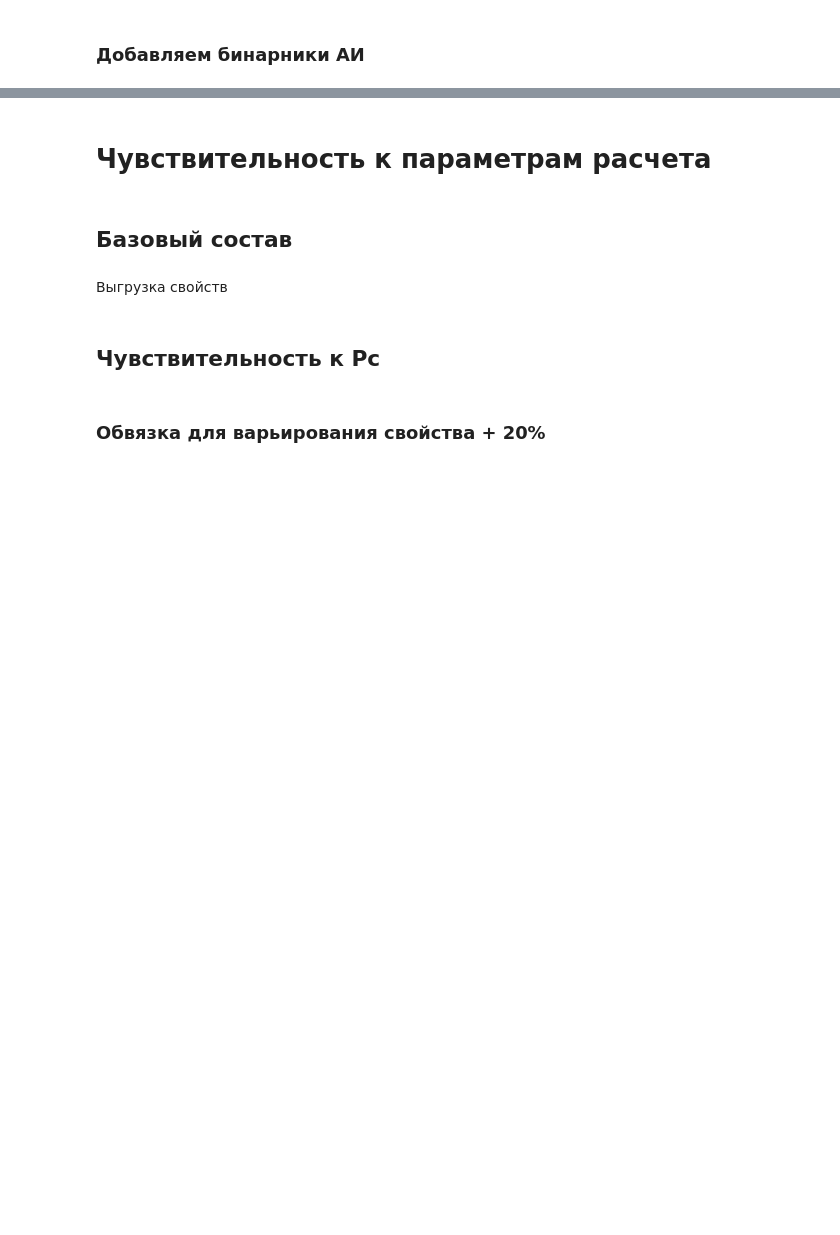
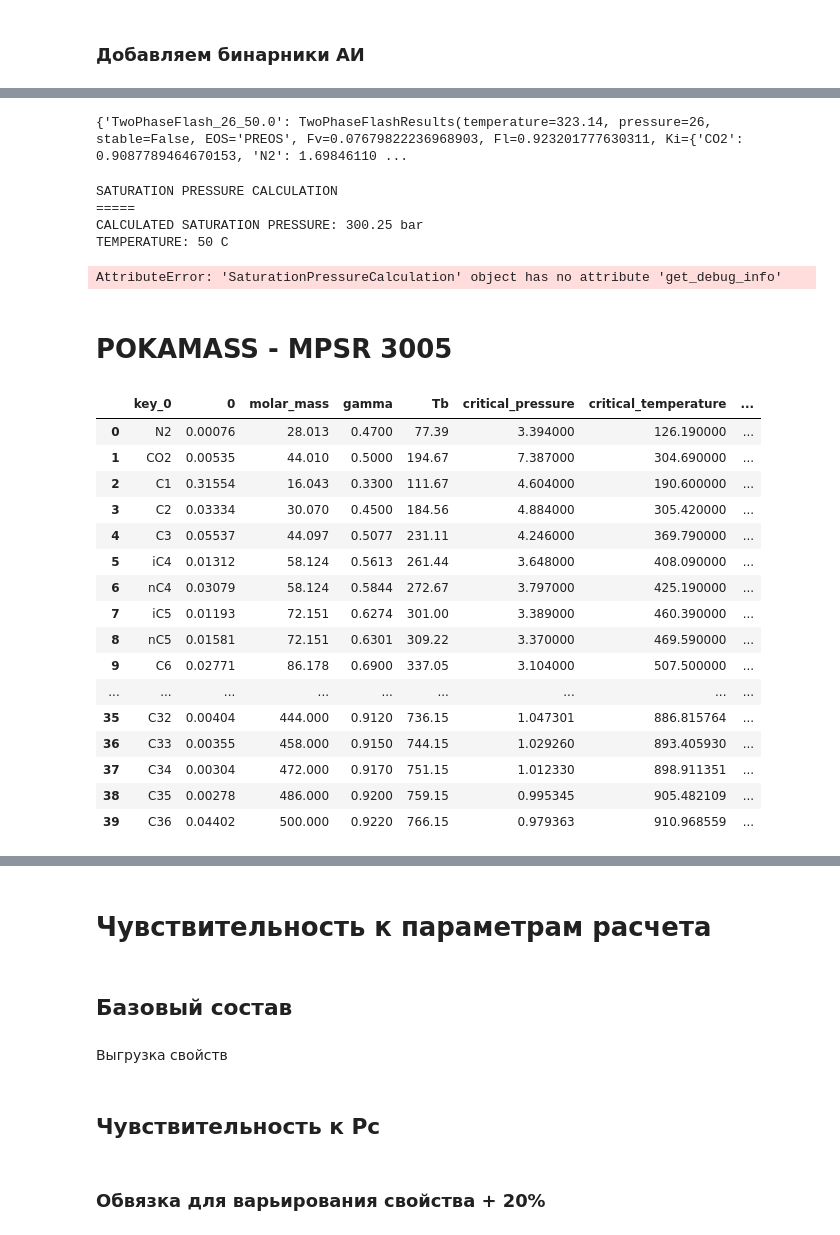
Before and after one commit to SidorenkoDD/BlackBoxFluid, a Jupyter notebook: code/notebook diss.ipynb, the cells around one changed output, grey strips where cells are left out. Cells and saved outputs as stored; diff of their text form; code cells hidden in the pictures; blank space fills up the shorter version.

```diff
--- a/code/notebook diss.ipynb
+++ b/code/notebook diss.ipynb
@@ -1169,0 +1068,39 @@ Text(0.5, 1.0, 'Separator test GOR sensetivity to critial pressure')
+# %%
+yamb_model._flash_results
+# %% [output]
+{'TwoPhaseFlash_26_50.0': TwoPhaseFlashResults(temperature=323.14, pressure=26, stable=False, EOS='PREOS', Fv=0.07679822236968903, Fl=0.923201777630311, Ki={'CO2': 0.9087789464670153, 'N2': 1.69846110 ...
+# %%
+yamb_model.saturation_pressure(50)
+# %% [output]
+SATURATION PRESSURE CALCULATION
+=====
+CALCULATED SATURATION PRESSURE: 300.25 bar
+TEMPERATURE: 50 C
+AttributeError: 'SaturationPressureCalculation' object has no attribute 'get_debug_info'
+# %% [markdown]
+# POKAMASS - MPSR 3005
+# %%
+excel_loader = CompositionExcelLoader(r'C:\Users\user\Desktop\PVT_TSU\diss\pokamass.xlsx')
+pokamass_dict = excel_loader.load(header=True, sheet='to_model')
+# %%
+pokamass_comp = Composition(pokamass_dict)
+# %%
+pokamass_comp.COMPOSITION_PROPERTIES
+# %% [output]
+|  | key_0 | 0 | molar_mass | gamma | Tb | critical_pressure | critical_temperature | ... |
+| 0 | N2 | 0.00076 | 28.013 | 0.4700 | 77.39 | 3.394000 | 126.190000 | ... |
+| 1 | CO2 | 0.00535 | 44.010 | 0.5000 | 194.67 | 7.387000 | 304.690000 | ... |
+| 2 | C1 | 0.31554 | 16.043 | 0.3300 | 111.67 | 4.604000 | 190.600000 | ... |
+| 3 | C2 | 0.03334 | 30.070 | 0.4500 | 184.56 | 4.884000 | 305.420000 | ... |
+| 4 | C3 | 0.05537 | 44.097 | 0.5077 | 231.11 | 4.246000 | 369.790000 | ... |
+| 5 | iC4 | 0.01312 | 58.124 | 0.5613 | 261.44 | 3.648000 | 408.090000 | ... |
+| 6 | nC4 | 0.03079 | 58.124 | 0.5844 | 272.67 | 3.797000 | 425.190000 | ... |
+| 7 | iC5 | 0.01193 | 72.151 | 0.6274 | 301.00 | 3.389000 | 460.390000 | ... |
+| 8 | nC5 | 0.01581 | 72.151 | 0.6301 | 309.22 | 3.370000 | 469.590000 | ... |
+| 9 | C6 | 0.02771 | 86.178 | 0.6900 | 337.05 | 3.104000 | 507.500000 | ... |
+| ... | ... | ... | ... | ... | ... | ... | ... | ... |
+| 35 | C32 | 0.00404 | 444.000 | 0.9120 | 736.15 | 1.047301 | 886.815764 | ... |
+| 36 | C33 | 0.00355 | 458.000 | 0.9150 | 744.15 | 1.029260 | 893.405930 | ... |
+| 37 | C34 | 0.00304 | 472.000 | 0.9170 | 751.15 | 1.012330 | 898.911351 | ... |
+| 38 | C35 | 0.00278 | 486.000 | 0.9200 | 759.15 | 0.995345 | 905.482109 | ... |
+| 39 | C36 | 0.04402 | 500.000 | 0.9220 | 766.15 | 0.979363 | 910.968559 | ... |
```
Also changed, not shown: parts of 44 cells of this notebook, 8 other files.
